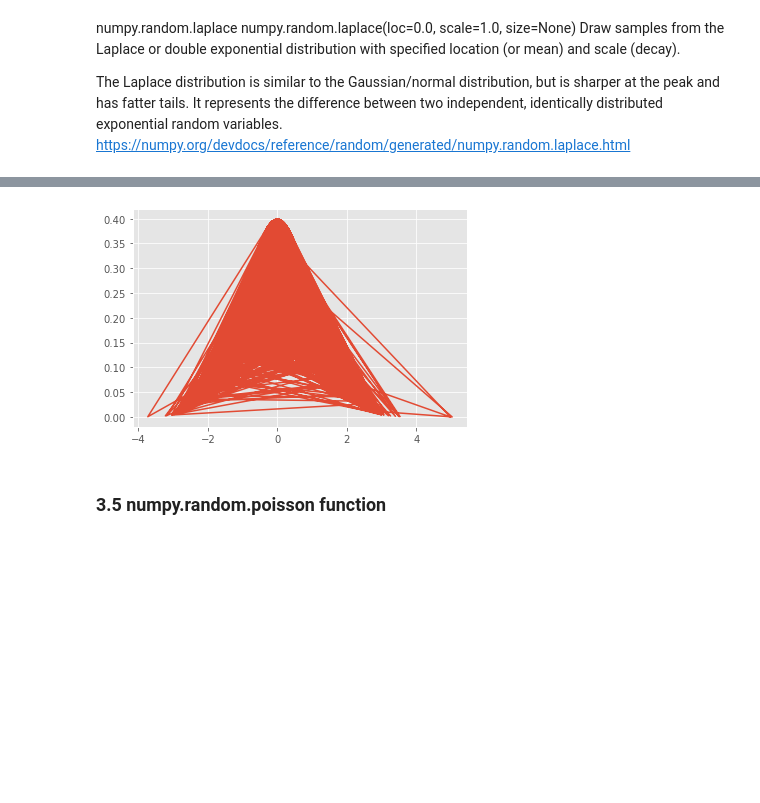
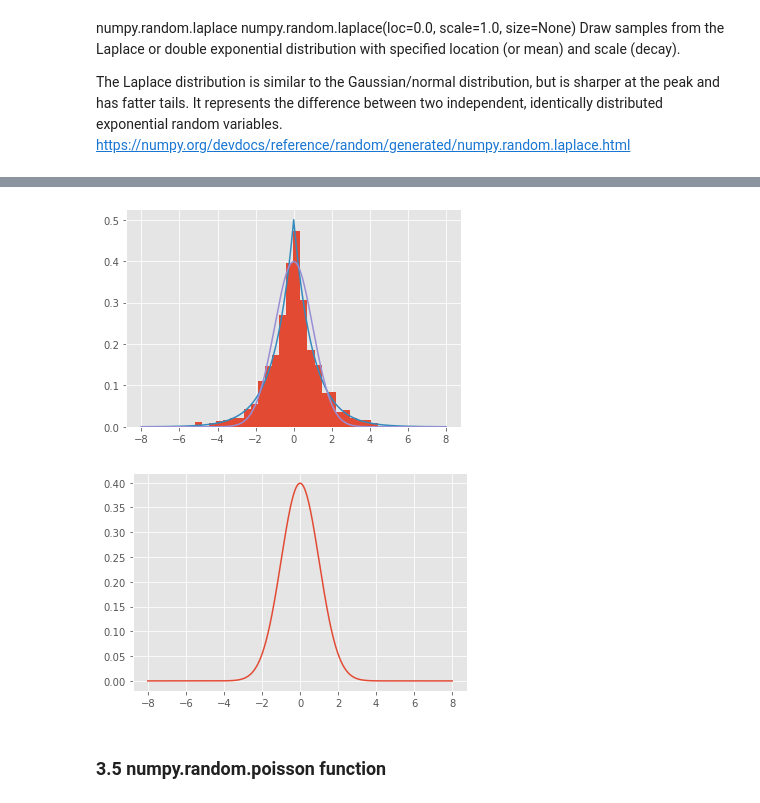
Before and after one commit to Samjean2020/progda-assignment2020, a Jupyter notebook: AssignmentPDA2020.py-checkpoint.ipynb, the cells around one changed output, grey strips where cells are left out. Saved outputs shown, nothing was run; the diff lists cells and outputs as text; code cells hidden in the pictures; blank space fills up the shorter version.

```diff
--- a/AssignmentPDA2020.py-checkpoint.ipynb
+++ b/AssignmentPDA2020.py-checkpoint.ipynb
@@ -530,14 +559,23 @@ array([-6.54465773e-02,  9.43622097e-01,  3.68503807e-01,  2.20607172e-01,
+# %%
+# Plot Gaussian for comparison:
+import numpy as np
+import matplotlib.pyplot as plt
+count, bins, ignored = plt.hist(s, 30, density=True)
+x = np.arange(-8., 8., .01)
+pdf = np.exp(-abs(x-loc)/scale)/(2.*scale)
+plt.plot(x, pdf)
+plt.style.use("ggplot")
+g = (1/(scale * np.sqrt(2 * np.pi)) * np.exp(-(x - loc)**2 / (2 * scale**2)))
+plt.plot(x,g)
+plt.show()
+# %% [output]
+[figure, added]
 # %%
-# Plot Gaussian for comparison:
-import numpy as np
-loc, scale = 0., 1.
-s = np.random.laplace(loc, scale, 1000)
 g = (1/(scale * np.sqrt(2 * np.pi)) * np.exp(-(x - loc)**2 / (2 * scale**2)))
 plt.plot(x,g)
-plt.style.use("ggplot")
 plt.show()
 # %% [output]
-[figure, old version]
+[figure, new version]
 # %% [markdown]
 ### 3.5 numpy.random.poisson function
 # %% [markdown]
```
Also changed, not shown: parts of 106 cells of this notebook.
